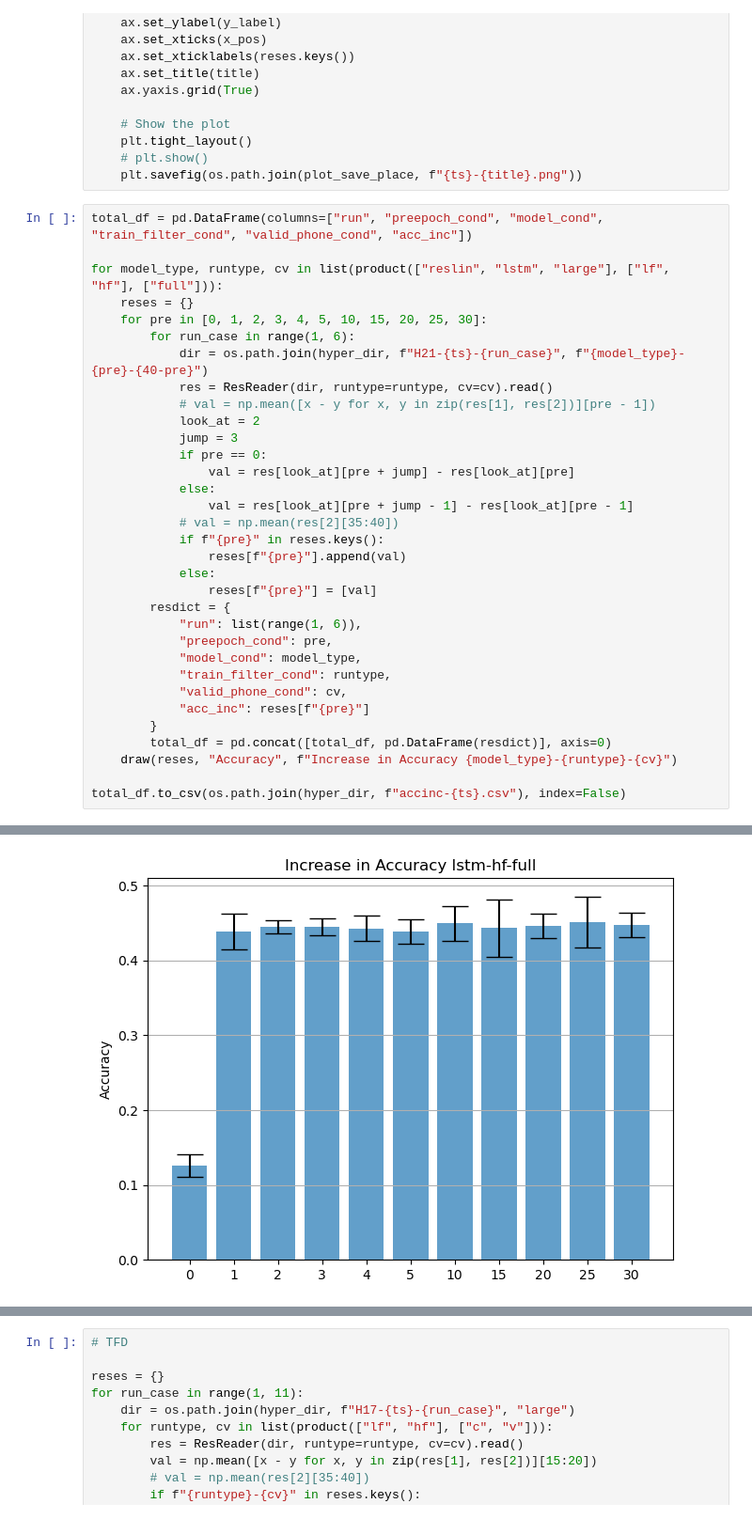
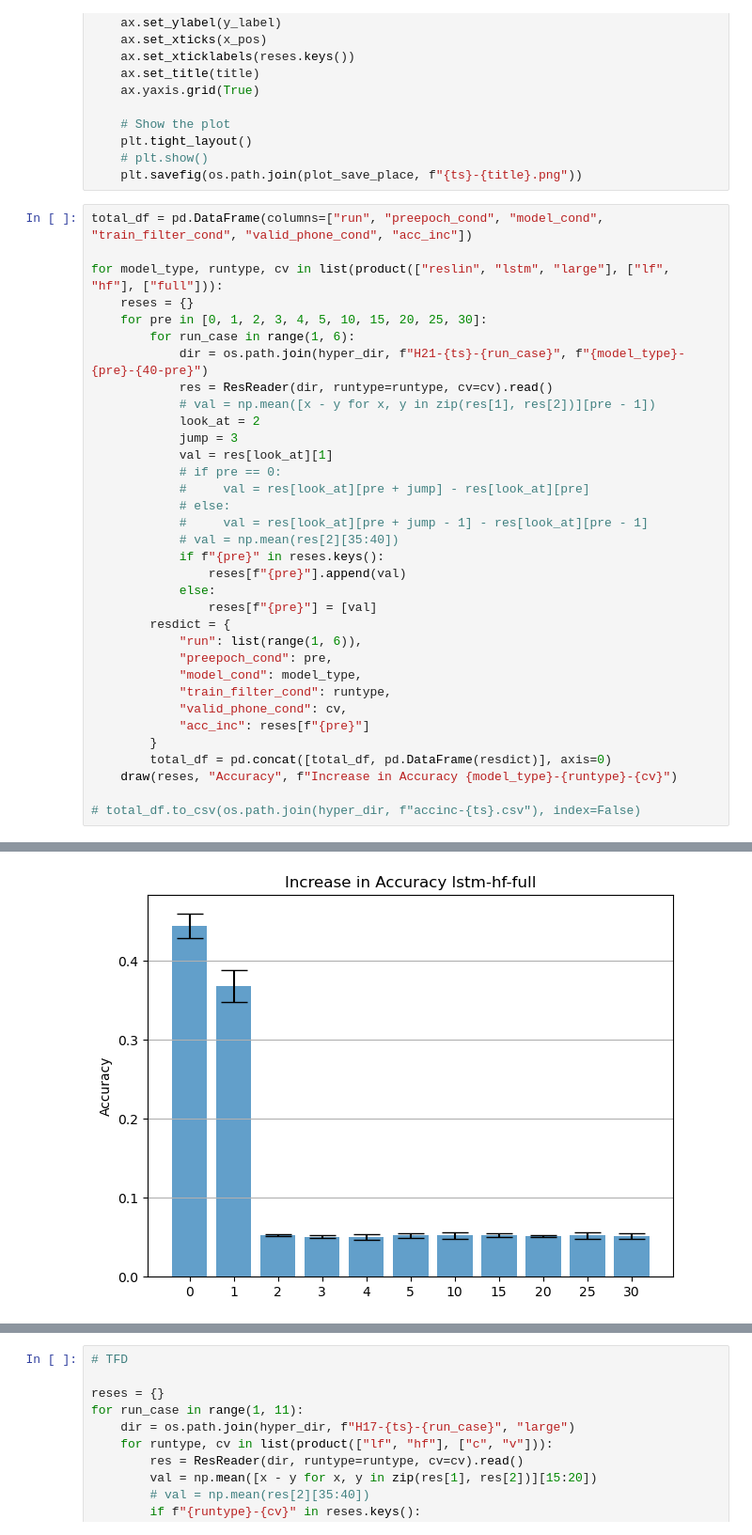
Before and after one commit to Frankalexej/lffl, a Jupyter notebook: G_21_stage_stats.ipynb, the cells around one changed output, grey strips where cells are left out. Shown: that part at 94% size. Saved outputs shown, nothing was run; the diff lists cells and outputs as text.

```diff
--- a/G_21_stage_stats.ipynb
+++ b/G_21_stage_stats.ipynb
@@ -70,10 +70,11 @@ for model_type, runtype, cv in list(product(["reslin", "lstm", "large"], ["lf",
             # val = np.mean([x - y for x, y in zip(res[1], res[2])][pre - 1])
             look_at = 2
             jump = 3
-            if pre == 0:
-                val = res[look_at][pre + jump] - res[look_at][pre]
-            else:
-                val = res[look_at][pre + jump - 1] - res[look_at][pre - 1]
+            val = res[look_at][1]
+            # if pre == 0:
+            #     val = res[look_at][pre + jump] - res[look_at][pre]
+            # else:
+            #     val = res[look_at][pre + jump - 1] - res[look_at][pre - 1]
             # val = np.mean(res[2][35:40])
             if f"{pre}" in reses.keys():
                 reses[f"{pre}"].append(val)
@@ -90,5 +91,5 @@ for model_type, runtype, cv in list(product(["reslin", "lstm", "large"], ["lf",
         total_df = pd.concat([total_df, pd.DataFrame(resdict)], axis=0)
     draw(reses, "Accuracy", f"Increase in Accuracy {model_type}-{runtype}-{cv}")
 
-total_df.to_csv(os.path.join(hyper_dir, f"accinc-{ts}.csv"), index=False)
+# total_df.to_csv(os.path.join(hyper_dir, f"accinc-{ts}.csv"), index=False)
 # %% [output]
@@ -98 +99 @@ total_df.to_csv(os.path.join(hyper_dir, f"accinc-{ts}.csv"), index=False)
-[figure, old version]
+[figure, new version]
```
Also changed, not shown: parts of 1 cell of this notebook, 7 other files.
